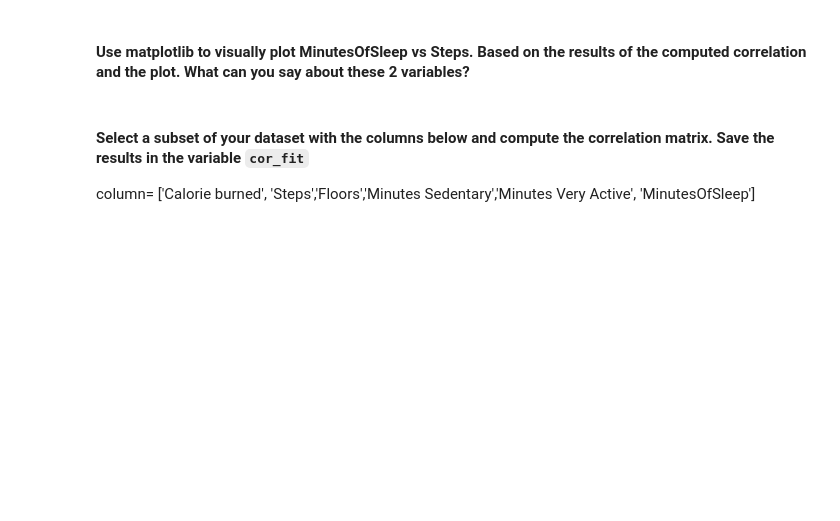
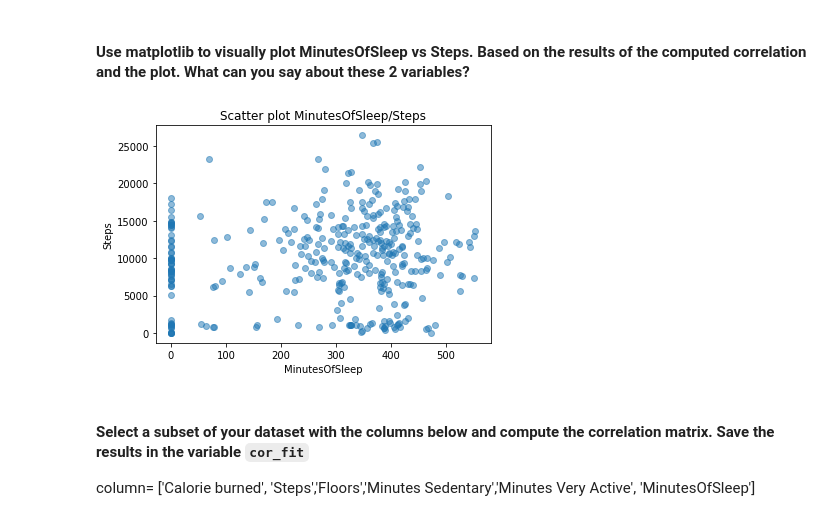
Before and after one commit to ta-datapt-bcn/lab-pivot-table-and-correlation, a Jupyter notebook: your_code/main.ipynb, the cells around one changed output. Saved outputs shown, nothing was run; the diff lists cells and outputs as text; code cells hidden in the pictures; blank space fills up the shorter version.

```diff
--- a/your_code/main.ipynb
+++ b/your_code/main.ipynb
@@ -113,3 +275,12 @@
+# %%
+# your answer here
+plt.scatter(x=fitbit['MinutesOfSleep'], y=fitbit['Steps'],alpha=0.5)
+plt.title('Scatter plot MinutesOfSleep/Steps')
+plt.xlabel('MinutesOfSleep')
+plt.ylabel('Steps')
+plt.show()
+# %% [output]
+[figure, added]
 # %% [markdown]
 #### Select a subset of your dataset with the columns below and compute the correlation matrix. Save the results in the variable `cor_fit`
 column= ['Calorie burned', 'Steps','Floors','Minutes Sedentary','Minutes Very Active', 'MinutesOfSleep']
```
Also changed, not shown: parts of 52 cells of this notebook.
